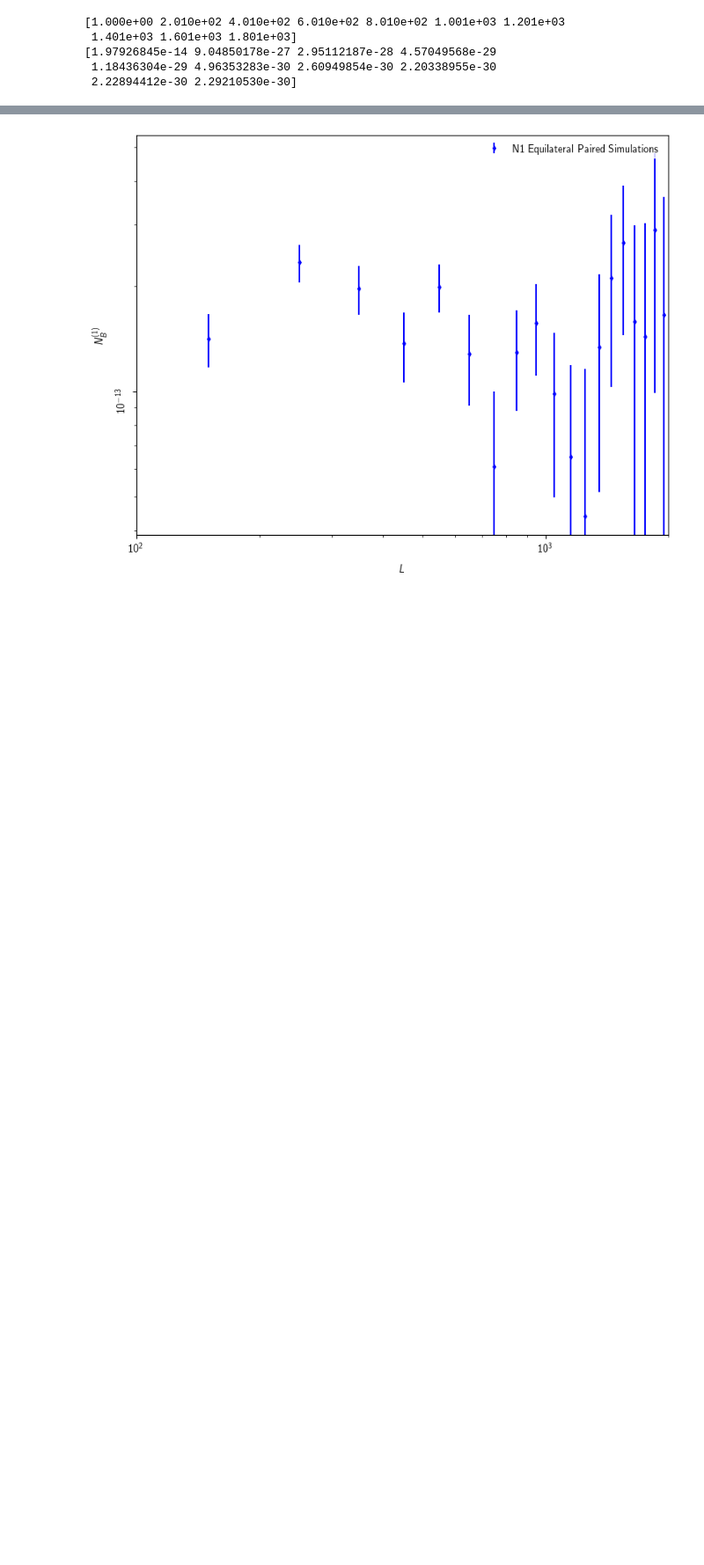
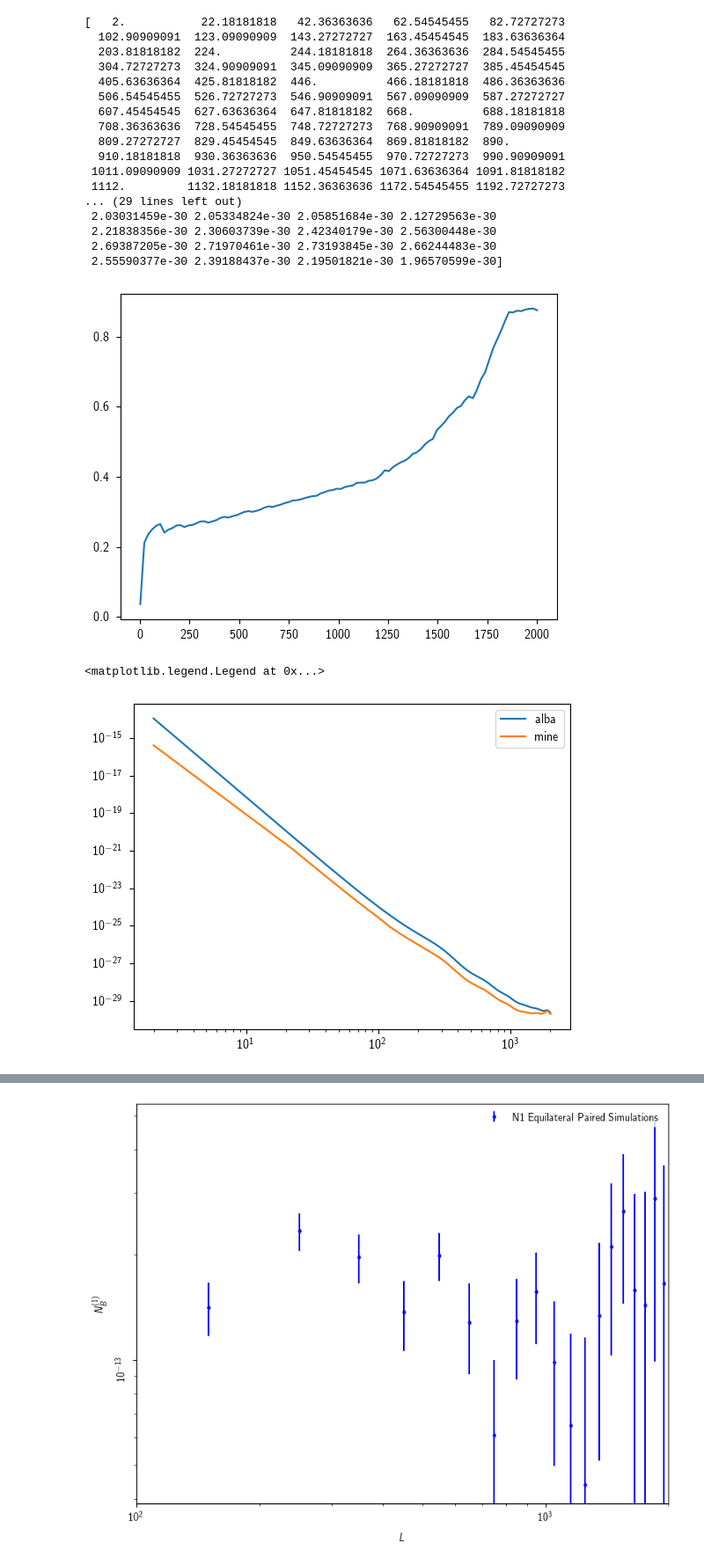
Before and after one commit to aleksandrbowkis/bispec_opt_est, a Jupyter notebook: Plots/paper_plots/Ch3_plots.ipynb, the cells around one changed output, grey strips where cells are left out. Shown at 88% size. Drawn from its saved outputs; the diff is of its cells as text; code cells hidden in the pictures; blank space fills up the shorter version.

```diff
--- a/Plots/paper_plots/Ch3_plots.ipynb
+++ b/Plots/paper_plots/Ch3_plots.ipynb
@@ -10,28 +10,49 @@ from matplotlib.ticker import MaxNLocator
 # %%
 # Read in data from paired simulations
 
 L, N0_equi_paired, N0_equi_err = np.loadtxt("/home/amb257/kappa_bispec/bispec_opt_est/Plots/paper_plots/Paired_sim_data/N0_kappa_noise.txt")
 _, N1_equi_paired, N1_equi_err = np.loadtxt("/home/amb257/kappa_bispec/bispec_opt_est/Plots/paper_plots/Paired_sim_data/NONOISE_EQUI_N1_bs_kappa.txt")
 _, N1_fold_paired, N1_fold_err = np.loadtxt("/home/amb257/kappa_bispec/bispec_opt_est/Plots/paper_plots/Paired_sim_data/NONOISE_N1_bs_FOLD_kappa.txt")
 
 # Read in numerical results - changed to batch integral
 
 L_N0_num = np.load("/home/amb257/kappa_bispec/bispec_opt_est/N0_numerical/N0_numerical_BATCHvegas/L_N0_num.npy")
 N0_numerical_equi = np.load("/home/amb257/kappa_bispec/bispec_opt_est/N0_numerical/N0_numerical_BATCHvegas/N0_numerical_equi.npy")
 L_N0_num = np.array(L_N0_num, dtype=np.float128)
 N0_numerical_equi = np.array(N0_numerical_equi, dtype=np.float128)
 # Read in Alba's results
 L_alba, N0_alba = np.loadtxt("/home/amb257/kappa_bispec/bispec_opt_est/N0_numerical/N0_numerical_vegas/alba_n0.txt", unpack = True)
 
 # Print numerical results
 print(L_N0_num)
 print(N0_numerical_equi)
+ratio = N0_numerical_equi / N0_alba
+plt.plot(L_N0_num, ratio)
+plt.show()
+plt.loglog(L_alba, N0_alba, label = 'alba')
+plt.loglog(L_N0_num, N0_numerical_equi, label = 'mine')
+plt.legend()
 # %% [output]
-[1.000e+00 2.010e+02 4.010e+02 6.010e+02 8.010e+02 1.001e+03 1.201e+03
- 1.401e+03 1.601e+03 1.801e+03]
-[1.97926845e-14 9.04850178e-27 2.95112187e-28 4.57049568e-29
- 1.18436304e-29 4.96353283e-30 2.60949854e-30 2.20338955e-30
- 2.22894412e-30 2.29210530e-30]
+[   2.           22.18181818   42.36363636   62.54545455   82.72727273
+  102.90909091  123.09090909  143.27272727  163.45454545  183.63636364
+  203.81818182  224.          244.18181818  264.36363636  284.54545455
+  304.72727273  324.90909091  345.09090909  365.27272727  385.45454545
+  405.63636364  425.81818182  446.          466.18181818  486.36363636
+  506.54545455  526.72727273  546.90909091  567.09090909  587.27272727
+  607.45454545  627.63636364  647.81818182  668.          688.18181818
+  708.36363636  728.54545455  748.72727273  768.90909091  789.09090909
+  809.27272727  829.45454545  849.63636364  869.81818182  890.
+  910.18181818  930.36363636  950.54545455  970.72727273  990.90909091
+ 1011.09090909 1031.27272727 1051.45454545 1071.63636364 1091.81818182
+ 1112.         1132.18181818 1152.36363636 1172.54545455 1192.72727273
+... (29 lines left out)
+ 2.03031459e-30 2.05334824e-30 2.05851684e-30 2.12729563e-30
+ 2.21838356e-30 2.30603739e-30 2.42340179e-30 2.56300448e-30
+ 2.69387205e-30 2.71970461e-30 2.73193845e-30 2.66244483e-30
+ 2.55590377e-30 2.39188437e-30 2.19501821e-30 1.96570599e-30]
+[figure, added]
+<matplotlib.legend.Legend at 0x...>
+[figure, added]
 # %%
 # Make N0 plot
 
```
Also changed, not shown: parts of 1 cell of this notebook, 12 other files.
